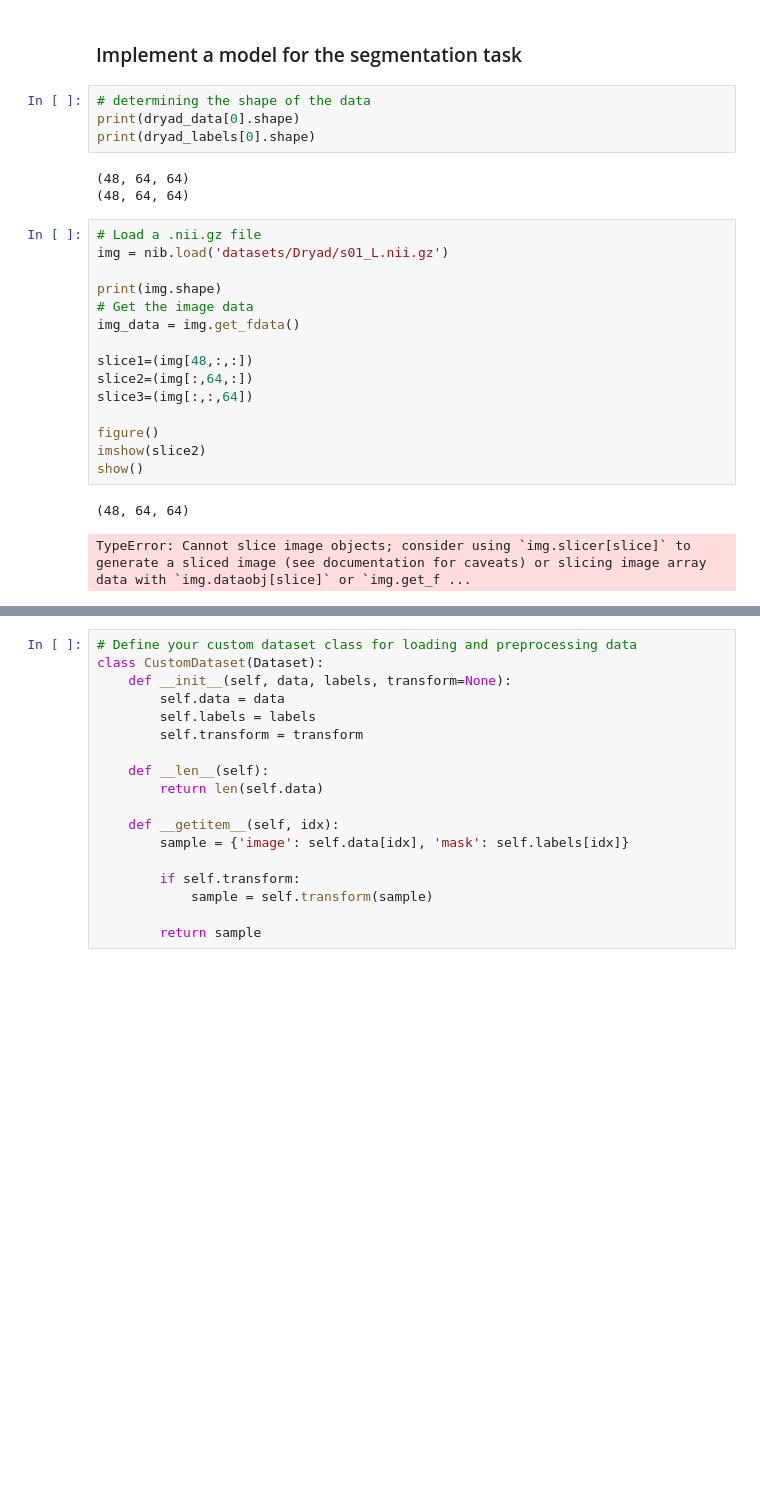
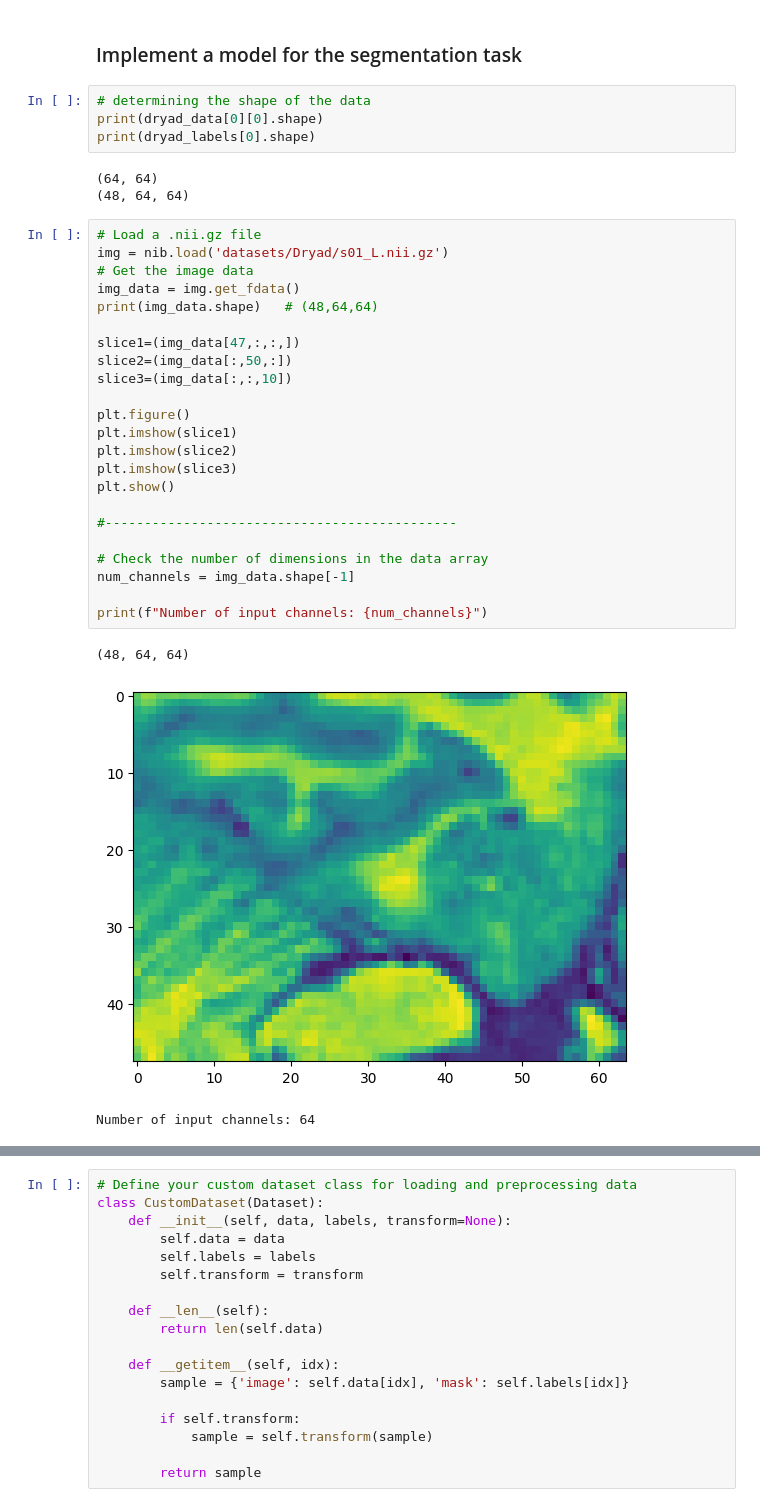
Before and after one commit to Anika-Roy/Hippocampus-Segmentation, a Jupyter notebook: task.ipynb, the cells around one changed output, grey strips where cells are left out. Drawn from its saved outputs; the diff is of its cells as text; blank space fills up the shorter version.

Commit message:
dimension error?

```diff
--- a/task.ipynb
+++ b/task.ipynb
@@ -90,27 +108,36 @@ plt.show()
 ### Implement a model for the segmentation task
 # %%
 # determining the shape of the data
-print(dryad_data[0].shape)
+print(dryad_data[0][0].shape)
 print(dryad_labels[0].shape)
 # %% [output]
+(64, 64)
 (48, 64, 64)
-(48, 64, 64)
 # %%
 # Load a .nii.gz file
 img = nib.load('datasets/Dryad/s01_L.nii.gz')
-
-print(img.shape)
 # Get the image data
 img_data = img.get_fdata()
+print(img_data.shape)   # (48,64,64)
 
-slice1=(img[48,:,:])
-slice2=(img[:,64,:])
-slice3=(img[:,:,64])
+slice1=(img_data[47,:,:,])
+slice2=(img_data[:,50,:])
+slice3=(img_data[:,:,10])
 
-figure()
-imshow(slice2)
-show()
+plt.figure()
+plt.imshow(slice1)
+plt.imshow(slice2)
+plt.imshow(slice3)
+plt.show()
+
+#---------------------------------------------
+
+# Check the number of dimensions in the data array
+num_channels = img_data.shape[-1]
+
+print(f"Number of input channels: {num_channels}")
 # %% [output]
 (48, 64, 64)
+[figure, added]
-TypeError: Cannot slice image objects; consider using `img.slicer[slice]` to generate a sliced image (see documentation for caveats) or slicing image array data with `img.dataobj[slice]` or `img.get_f ...
+Number of input channels: 64
 # %%
```
Also changed, not shown: parts of 7 cells of this notebook.
